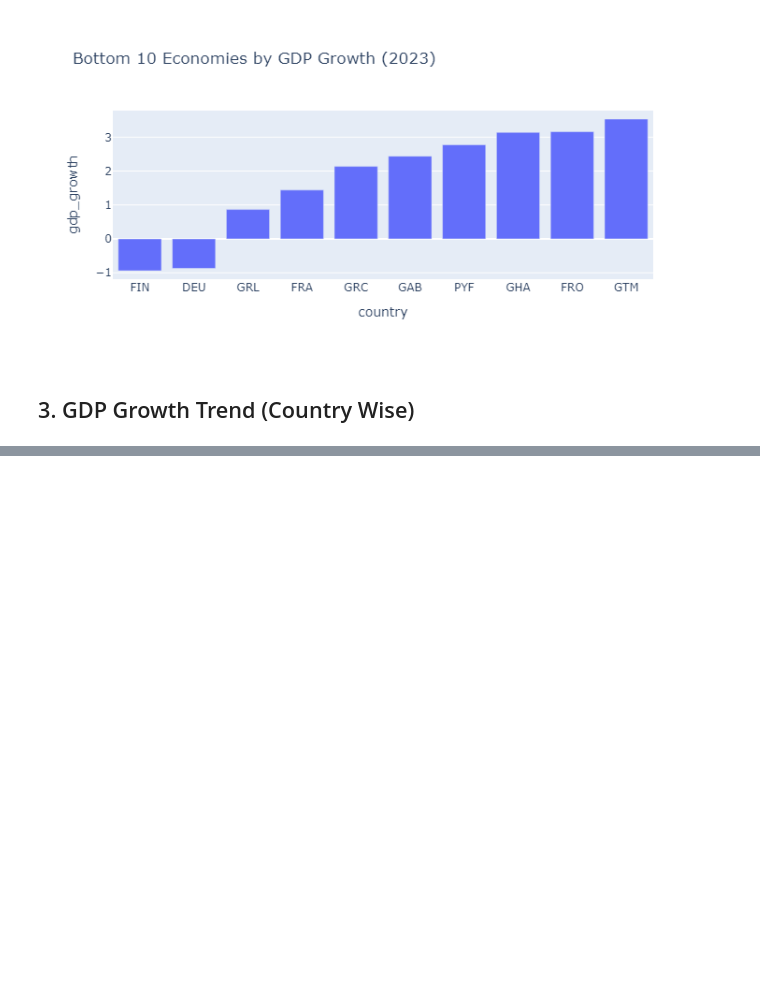
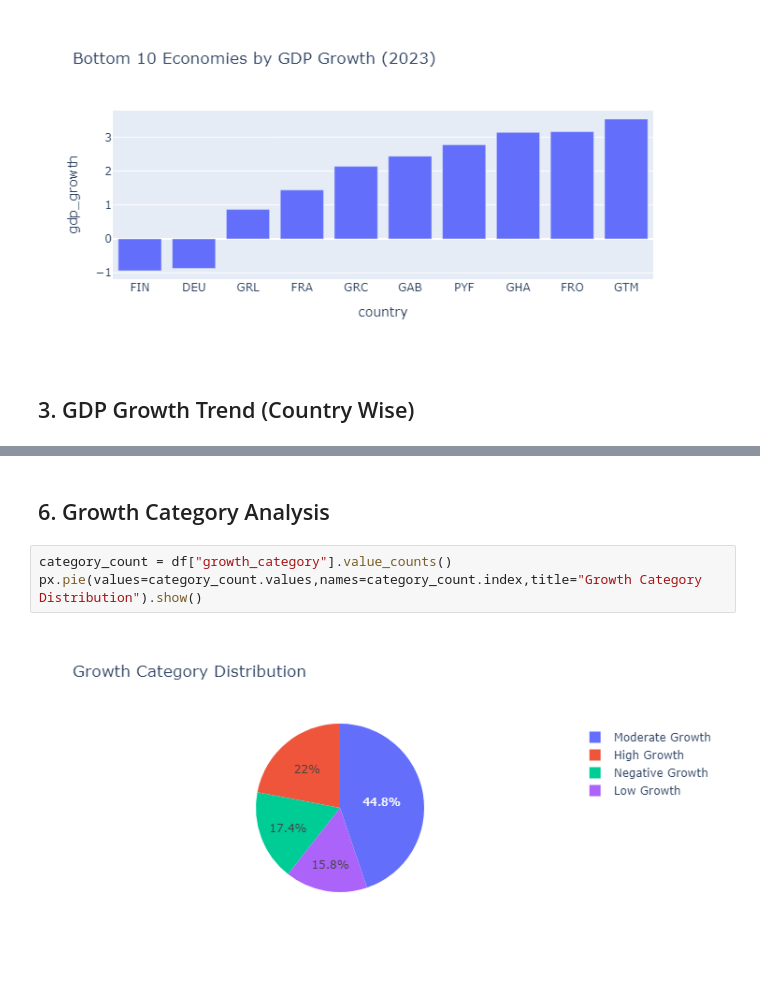
Before and after one commit to AyuOrniThrONE/World-GDP-Dasboard, a Jupyter notebook: analysis/eda.ipynb, the cells around one changed output, grey strips where cells are left out. Saved outputs shown, nothing was run; the diff lists cells and outputs as text; blank space fills up the shorter version.

```diff
--- a/analysis/eda.ipynb
+++ b/analysis/eda.ipynb
@@ -44,0 +57,7 @@ px.line(country_df,x="year",y="gdp_growth",title=f"GDP Growth Trend - {country}"
+# %% [markdown]
+## 6. Growth Category Analysis
+# %%
+category_count = df["growth_category"].value_counts()
+px.pie(values=category_count.values,names=category_count.index,title="Growth Category Distribution").show()
+# %% [output]
+[figure, added]
```
Also changed, not shown: parts of 10 cells of this notebook.
